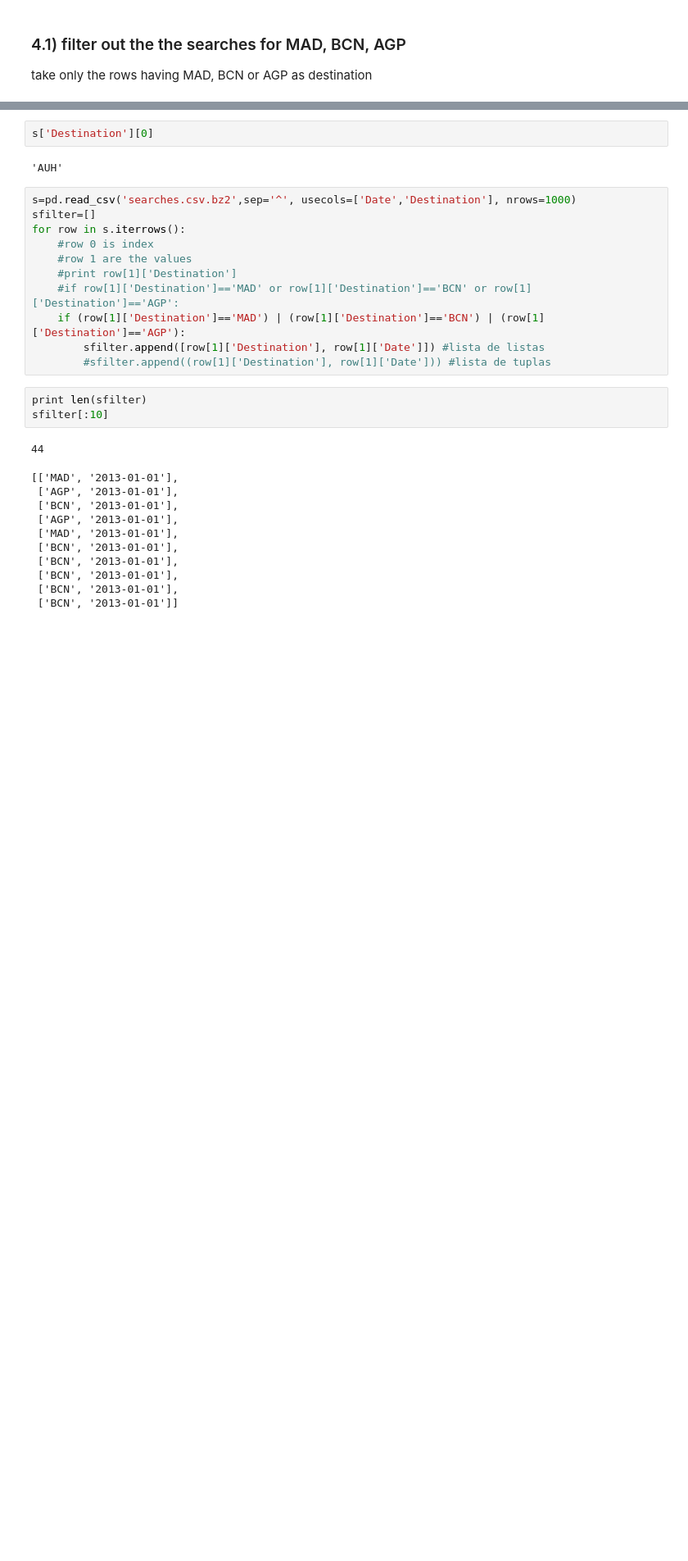
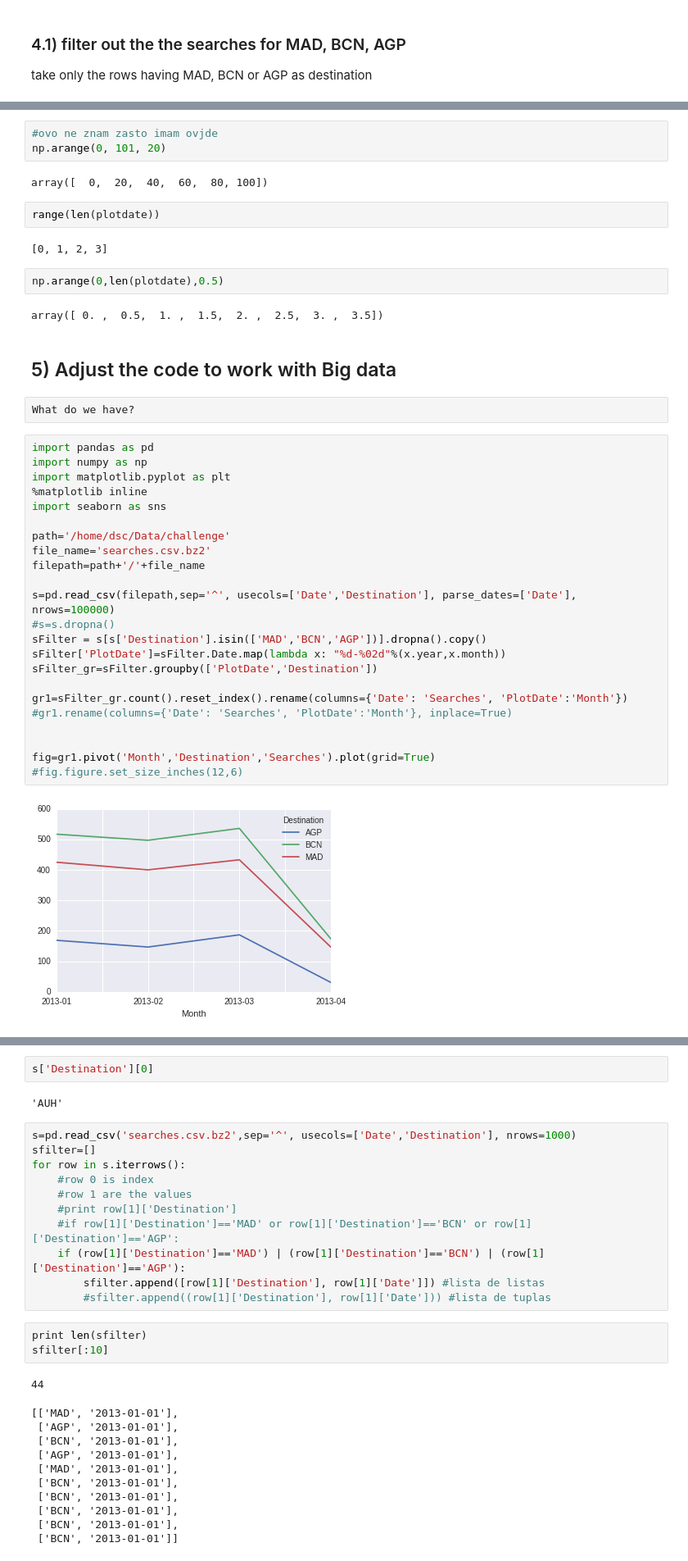
Before and after one commit to IgorAramb/DS_Master_A1_Chall, a Jupyter notebook: ch_03.ipynb, the cells around one changed output, grey strips where cells are left out. Shown at 82% size. Cells and saved outputs as stored; diff of their text form; blank space fills up the shorter version.

```diff
--- a/ch_03.ipynb
+++ b/ch_03.ipynb
@@ -107,0 +481,42 @@ Option 1)
+# %%
+#ovo ne znam zasto imam ovjde
+np.arange(0, 101, 20)
+# %% [output]
+array([  0,  20,  40,  60,  80, 100])
+# %%
+range(len(plotdate))
+# %% [output]
+[0, 1, 2, 3]
+# %%
+np.arange(0,len(plotdate),0.5)
+# %% [output]
+array([ 0. ,  0.5,  1. ,  1.5,  2. ,  2.5,  3. ,  3.5])
+# %% [markdown]
+## 5) Adjust the code to work with Big data
+# %% [raw]
+What do we have?
+# %%
+import pandas as pd
+import numpy as np
+import matplotlib.pyplot as plt
+%matplotlib inline
+import seaborn as sns
+
+path='/home/dsc/Data/challenge'
+file_name='searches.csv.bz2'
+filepath=path+'/'+file_name
+
+s=pd.read_csv(filepath,sep='^', usecols=['Date','Destination'], parse_dates=['Date'], nrows=100000)
+#s=s.dropna()
+sFilter = s[s['Destination'].isin(['MAD','BCN','AGP'])].dropna().copy()
+sFilter['PlotDate']=sFilter.Date.map(lambda x: "%d-%02d"%(x.year,x.month))
+sFilter_gr=sFilter.groupby(['PlotDate','Destination'])
+
+gr1=sFilter_gr.count().reset_index().rename(columns={'Date': 'Searches', 'PlotDate':'Month'})
+#gr1.rename(columns={'Date': 'Searches', 'PlotDate':'Month'}, inplace=True)
+
+
+fig=gr1.pivot('Month','Destination','Searches').plot(grid=True)
+#fig.figure.set_size_inches(12,6)
+# %% [output]
+[figure, added]
```
Also changed, not shown: parts of 135 cells of this notebook, 1 other file.
